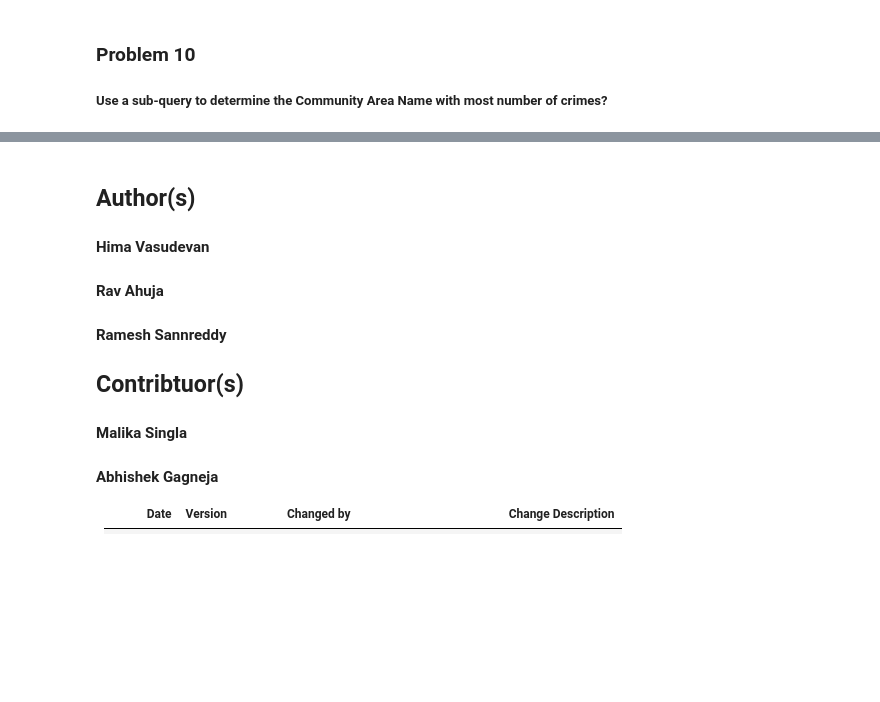
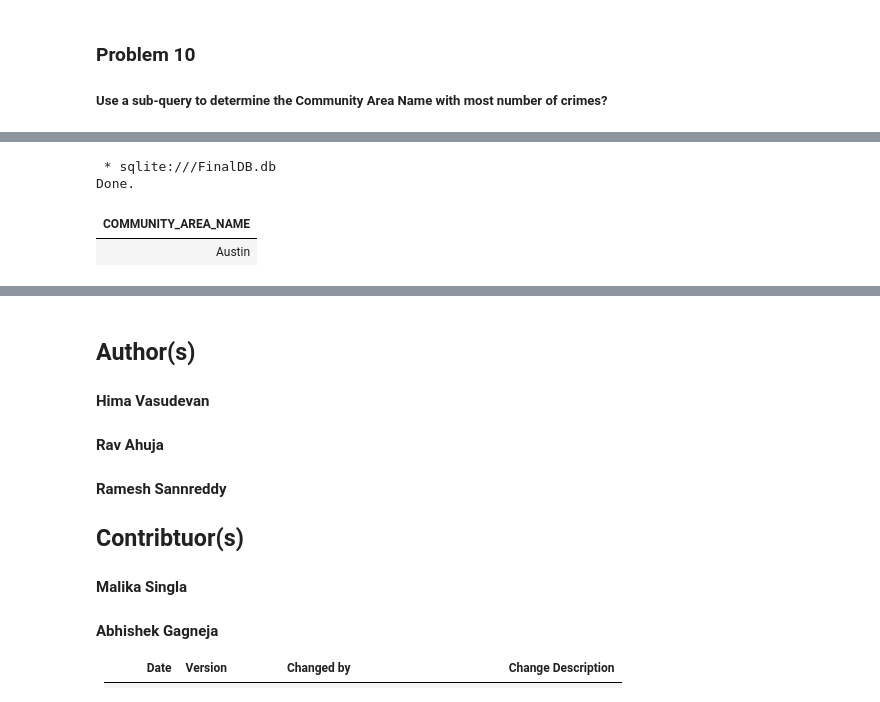
Before and after one commit to YaaseenK/Databases_SQL_Data_Science_w-_Python, a Jupyter notebook: module5/final/mod5-final-project-v2.ipynb, the cells around one changed output, grey strips where cells are left out. Drawn from its saved outputs; the diff is of its cells as text; code cells hidden in the pictures; blank space fills up the shorter version.

```diff
--- a/module5/final/mod5-final-project-v2.ipynb
+++ b/module5/final/mod5-final-project-v2.ipynb
@@ -343,0 +382,16 @@ Done.
+# %%
+%%sql
+SELECT COMMUNITY_AREA_NAME
+FROM CENSUS_DATA
+WHERE COMMUNITY_AREA_NUMBER = (
+    SELECT COMMUNITY_AREA_NUMBER
+    FROM CHICAGO_CRIME_DATA
+    GROUP BY COMMUNITY_AREA_NUMBER
+    ORDER BY COUNT(*) DESC
+    LIMIT 1
+);
+# %% [output]
+ * sqlite:///FinalDB.db
+Done.
+| COMMUNITY_AREA_NAME |
+| Austin |
```
Also changed, not shown: parts of 4 cells of this notebook.
